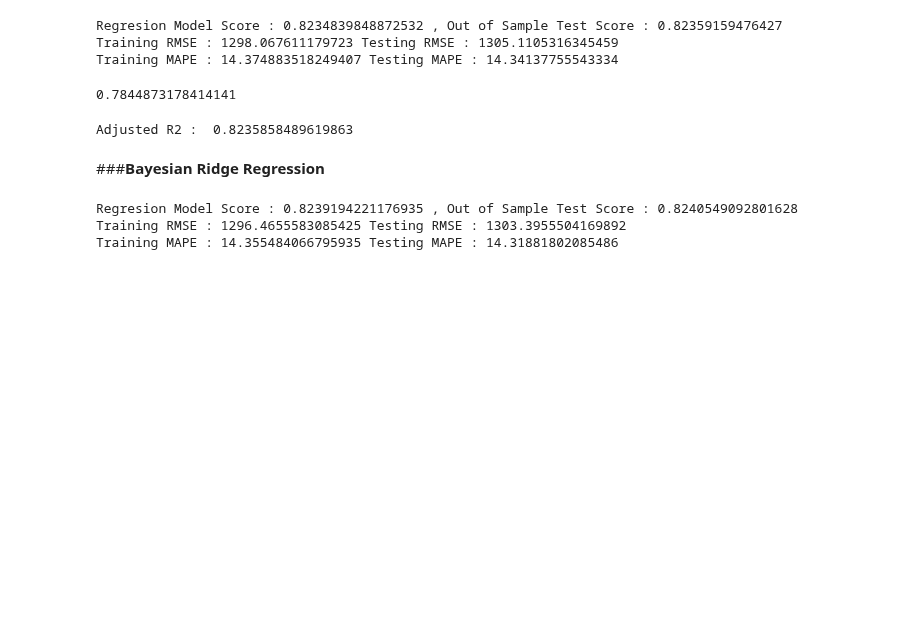
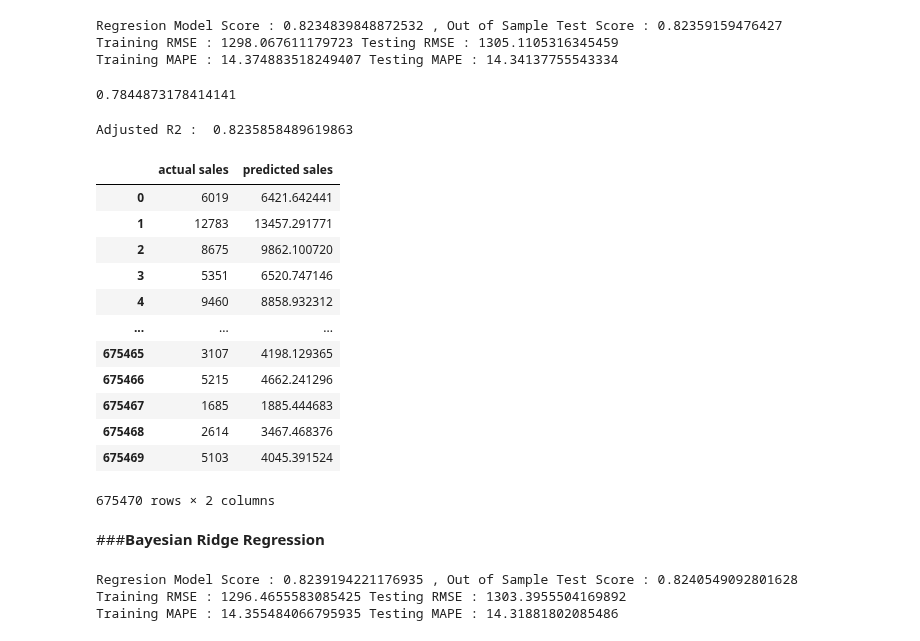
Before and after one commit to amalmon/RETAIL-SALES-PREDICTION, a Jupyter notebook: AMAL_Rossmann_Sales_Prediction_Capstone_Project.ipynb, the cells around one changed output. Drawn from its saved outputs; the diff is of its cells as text; code cells hidden in the pictures; blank space fills up the shorter version.

```diff
--- a/AMAL_Rossmann_Sales_Prediction_Capstone_Project.ipynb
+++ b/AMAL_Rossmann_Sales_Prediction_Capstone_Project.ipynb
@@ -580,6 +580,23 @@ r2_score(yd_test_predicted,yd_test)
 print("Adjusted R2 : ",1-(1-r2_score(yd_test,yd_test_predicted))*((xd_test.shape[0]-1)/(xd_test.shape[0]-xd_test.shape[1]-1)))
 # %% [output]
 Adjusted R2 :  0.8235858489619863
+# %%
+lr_data =pd.DataFrame(zip(yd_test,yd_test_predicted),columns=['actual sales','predicted sales'])
+lr_data
+# %% [output]
+|  | actual sales | predicted sales |
+| 0 | 6019 | 6421.642441 |
+| 1 | 12783 | 13457.291771 |
+| 2 | 8675 | 9862.100720 |
+| 3 | 5351 | 6520.747146 |
+| 4 | 9460 | 8858.932312 |
+| ... | ... | ... |
+| 675465 | 3107 | 4198.129365 |
+| 675466 | 5215 | 4662.241296 |
+| 675467 | 1685 | 1885.444683 |
+| 675468 | 2614 | 3467.468376 |
+| 675469 | 5103 | 4045.391524 |
+675470 rows × 2 columns
 # %% [markdown]
 ###**Bayesian Ridge Regression**
 # %%
```
Also changed, not shown: parts of 19 cells of this notebook.
